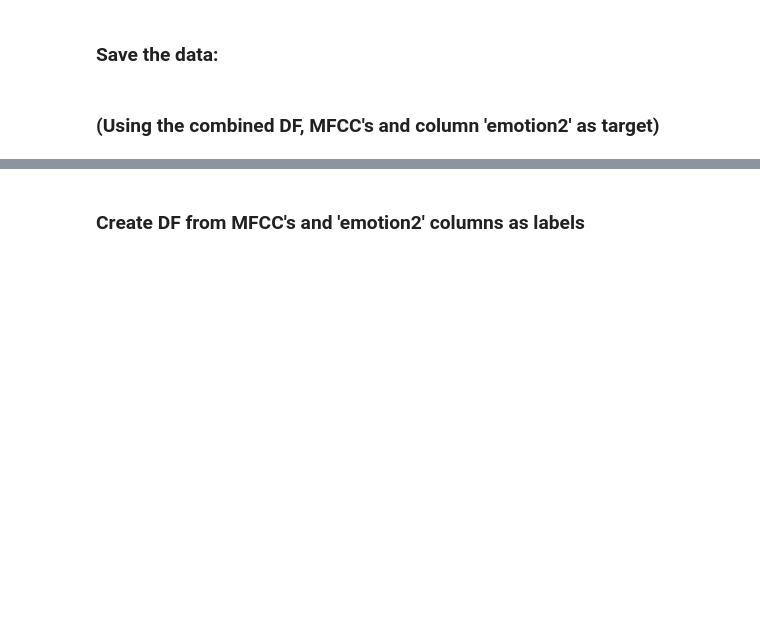
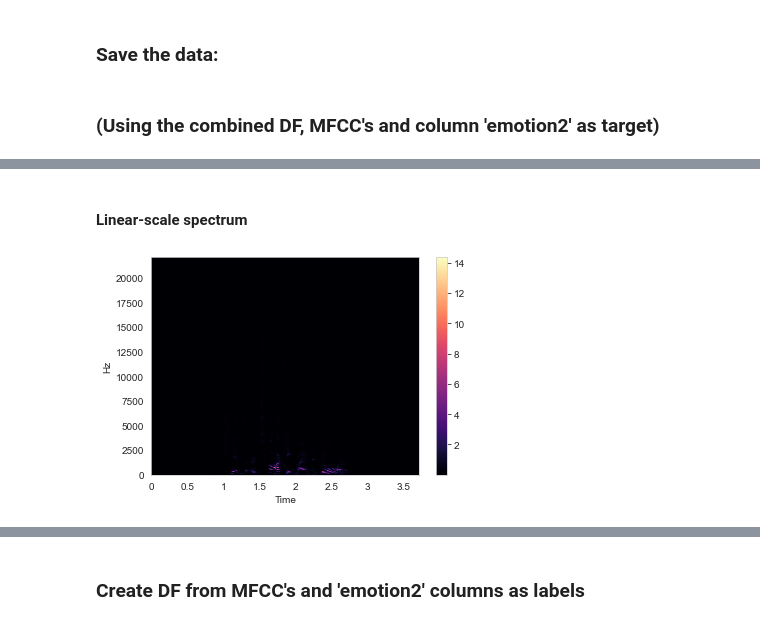
Before and after one commit to talbaram3192/Emotion_Recognition_project, a Jupyter notebook: model_improvement (4) (7).ipynb, the cells around one changed output, grey strips where cells are left out. Cells and saved outputs as stored; diff of their text form; code cells hidden in the pictures; blank space fills up the shorter version.

```diff
--- a/model_improvement.ipynb
+++ b/model_improvement (4) (7).ipynb
@@ -438,0 +475,9 @@ mydf = pd.read_csv(df_path)
+# %% [markdown]
+#### Linear-scale spectrum
+# %%
+D = np.abs(librosa.stft(data))
+librosa.display.specshow(D, sr=sampling_rate, x_axis='time', y_axis='linear');
+plt.colorbar()
+plt.show()
+# %% [output]
+[figure, added]
```
Also changed, not shown: parts of 25 cells of this notebook, 1 other file.
